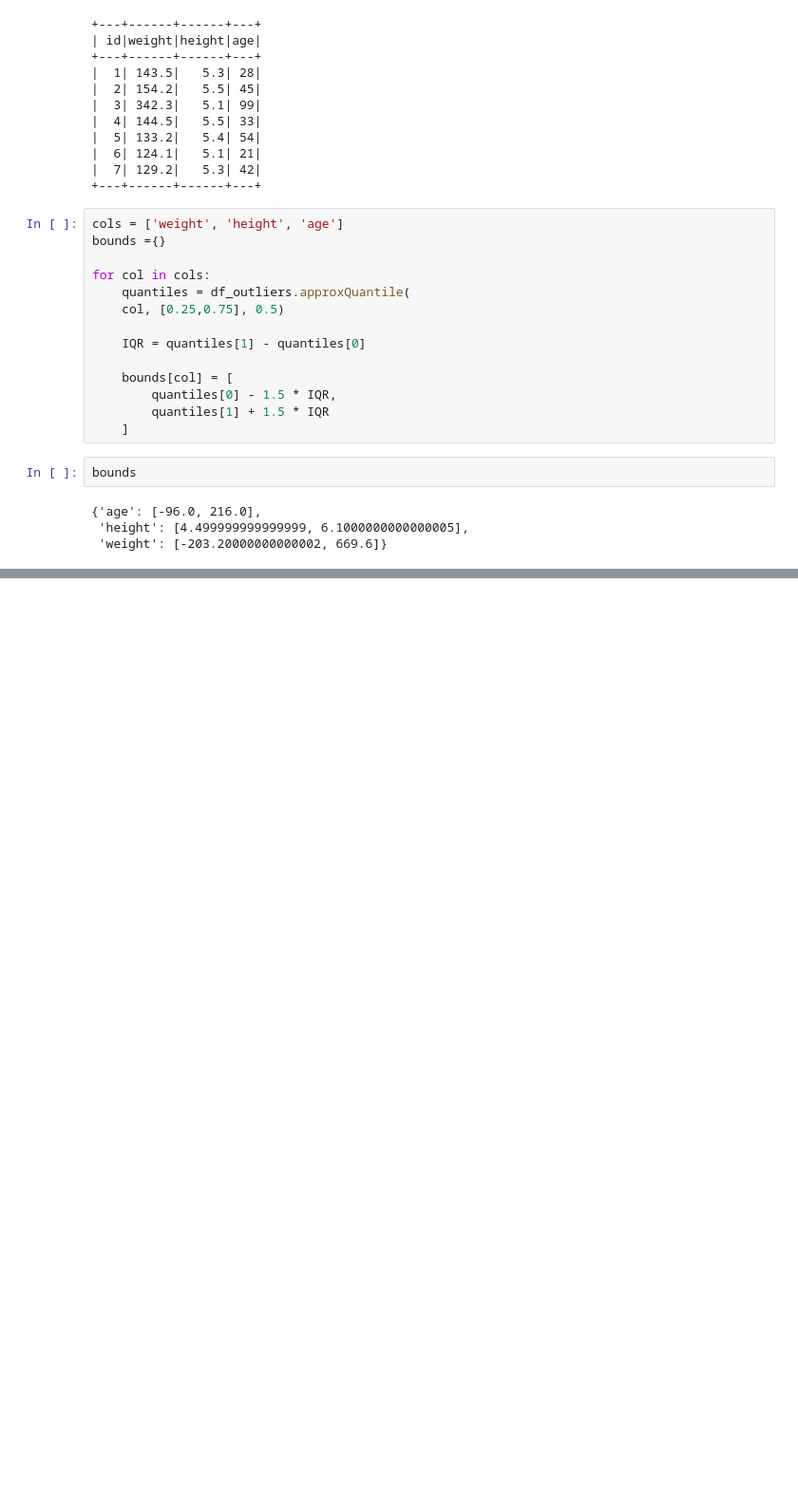
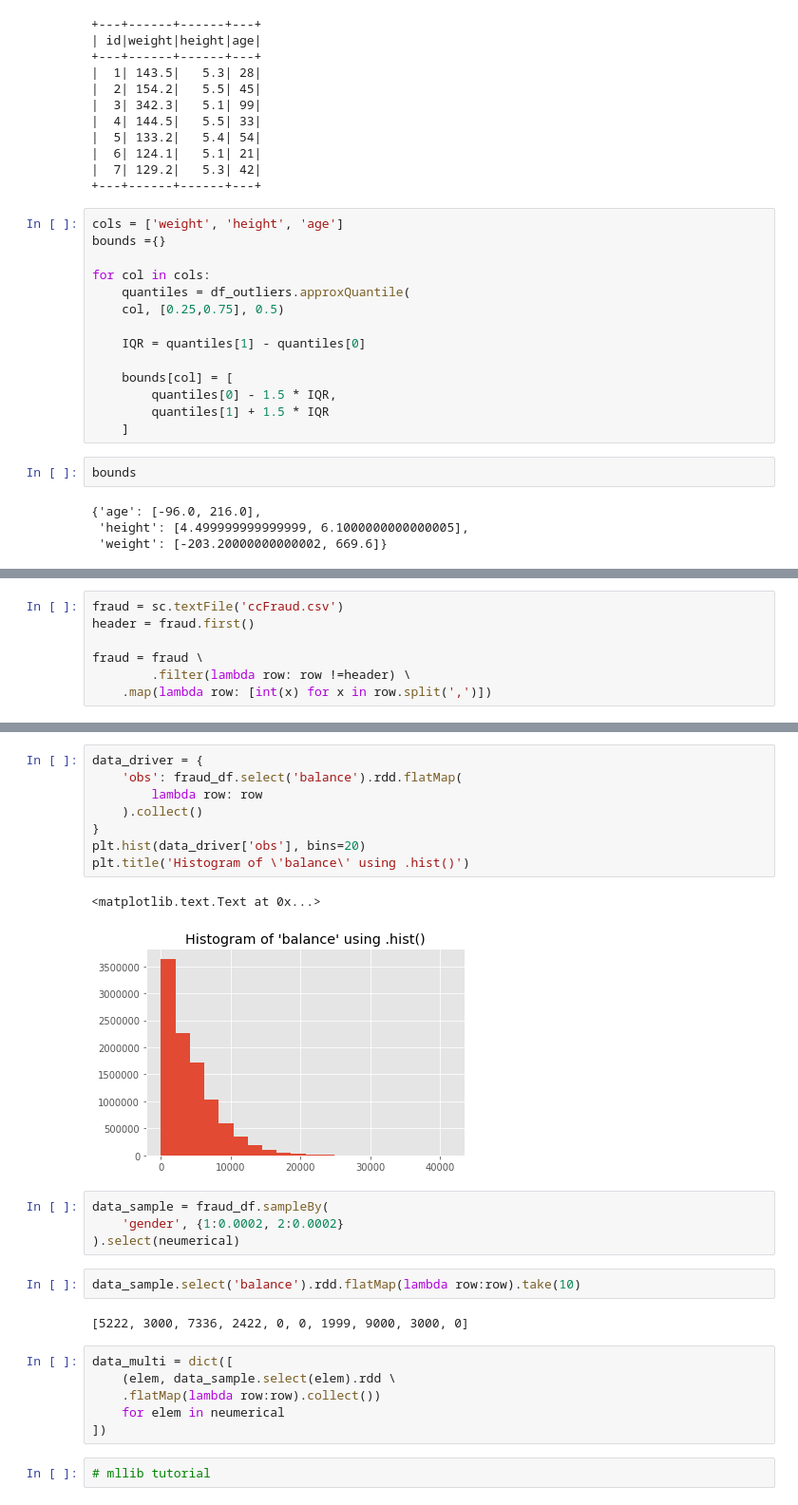
Before and after one commit to stp8954/notebooks, a Jupyter notebook: spark_tutorial.ipynb, the cells around one changed output, grey strips where cells are left out. Shown at 95% size. Cells and saved outputs as stored; diff of their text form; blank space fills up the shorter version.

```diff
--- a/spark_tutorial.ipynb
+++ b/spark_tutorial.ipynb
@@ -641,0 +659,7 @@ bounds
+# %%
+fraud = sc.textFile('ccFraud.csv')
+header = fraud.first()
+
+fraud = fraud \
+        .filter(lambda row: row !=header) \
+    .map(lambda row: [int(x) for x in row.split(',')])
@@ -641,0 +803,27 @@ bounds
+# %%
+data_driver = {
+    'obs': fraud_df.select('balance').rdd.flatMap(
+        lambda row: row
+    ).collect()
+}
+plt.hist(data_driver['obs'], bins=20)
+plt.title('Histogram of \'balance\' using .hist()')
+# %% [output]
+<matplotlib.text.Text at 0x...>
+[figure, added]
+# %%
+data_sample = fraud_df.sampleBy(
+    'gender', {1:0.0002, 2:0.0002}
+).select(neumerical)
+# %%
+data_sample.select('balance').rdd.flatMap(lambda row:row).take(10)
+# %% [output]
+[5222, 3000, 7336, 2422, 0, 0, 1999, 9000, 3000, 0]
+# %%
+data_multi = dict([
+    (elem, data_sample.select(elem).rdd \
+    .flatMap(lambda row:row).collect())
+    for elem in neumerical
+])
+# %%
+# mllib tutorial
```
Also changed, not shown: parts of 17 cells of this notebook.
